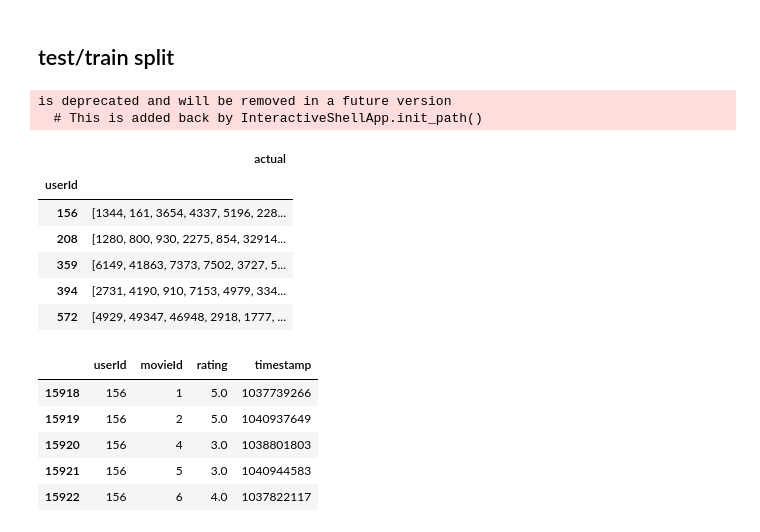
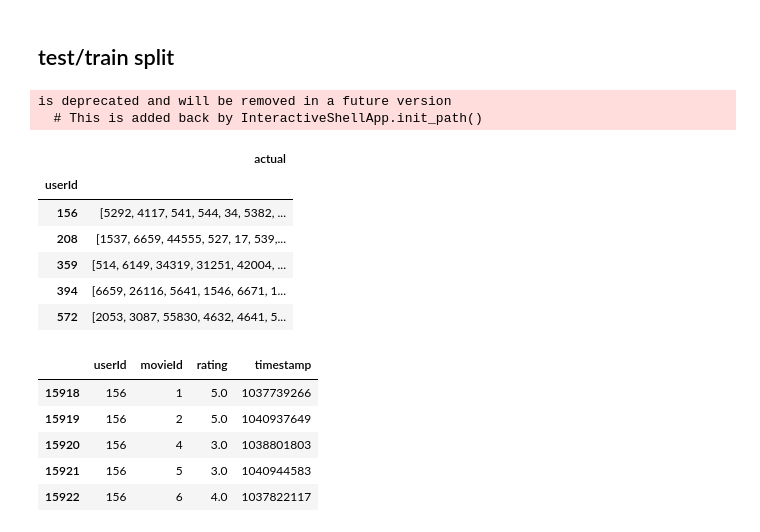
Before and after one commit to statisticianinstilettos/recmetrics, a Jupyter notebook: example.ipynb, the cells around one changed output. Saved outputs shown, nothing was run; the diff lists cells and outputs as text; code cells hidden in the pictures.

```diff
--- a/example.ipynb
+++ b/example.ipynb
@@ -40,26 +45,26 @@ Creating a simple popularity recommender to demonstrate recommender metrics in a
 # %% [markdown]
 ## test/train split
 # %%
-# the test data contains 10 movies from each user that are rated greater than 3 stars
+# the test data contains 100 movies from each user that are rated greater than 3 stars
 test_index = ratings.copy()
 test_index = test_index.groupby('userId')
-test_index = test_index.apply(lambda x: x.sample(min(10, len(x))))
+test_index = test_index.apply(lambda x: x.sample(min(100, len(x))))
 
 test_index.drop(axis=1, columns="userId", inplace=True)
 test_index.reset_index(inplace=True, drop=False)
 test_index = test_index.level_1.values.tolist()
 
-test = ratings.loc[test_index]
-test = test.copy().groupby('userId')['movieId'].agg({'actual': (lambda x: list(set(x)))})
+test_df = ratings.loc[test_index]
+test = test_df.copy().groupby('userId')['movieId'].agg({'actual': (lambda x: list(set(x)))})
 test.head()
 # %% [output]
 is deprecated and will be removed in a future version
   # This is added back by InteractiveShellApp.init_path()
 |  | actual |
 | userId |  |
-| 156 | [1344, 161, 3654, 4337, 5196, 228... |
-| 208 | [1280, 800, 930, 2275, 854, 32914... |
-| 359 | [6149, 41863, 7373, 7502, 3727, 5... |
-| 394 | [2731, 4190, 910, 7153, 4979, 334... |
-| 572 | [4929, 49347, 46948, 2918, 1777, ... |
+| 156 | [5292, 4117, 541, 544, 34, 5382, ... |
+| 208 | [1537, 6659, 44555, 527, 17, 539,... |
+| 359 | [514, 6149, 34319, 31251, 42004, ... |
+| 394 | [6659, 26116, 5641, 1546, 6671, 1... |
+| 572 | [2053, 3087, 55830, 4632, 4641, 5... |
 # %%
```
Also changed, not shown: parts of 49 cells of this notebook, 1 other file.
